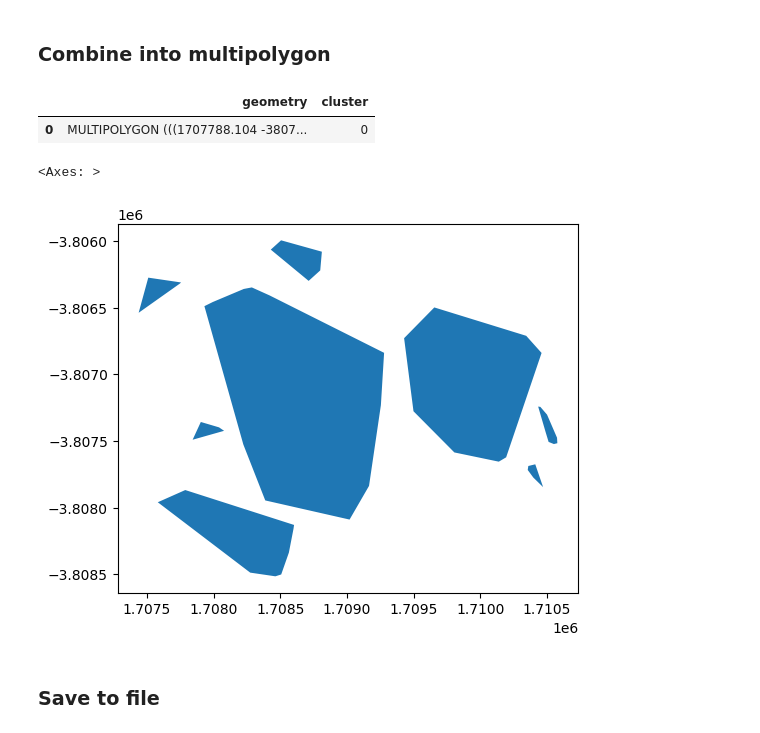
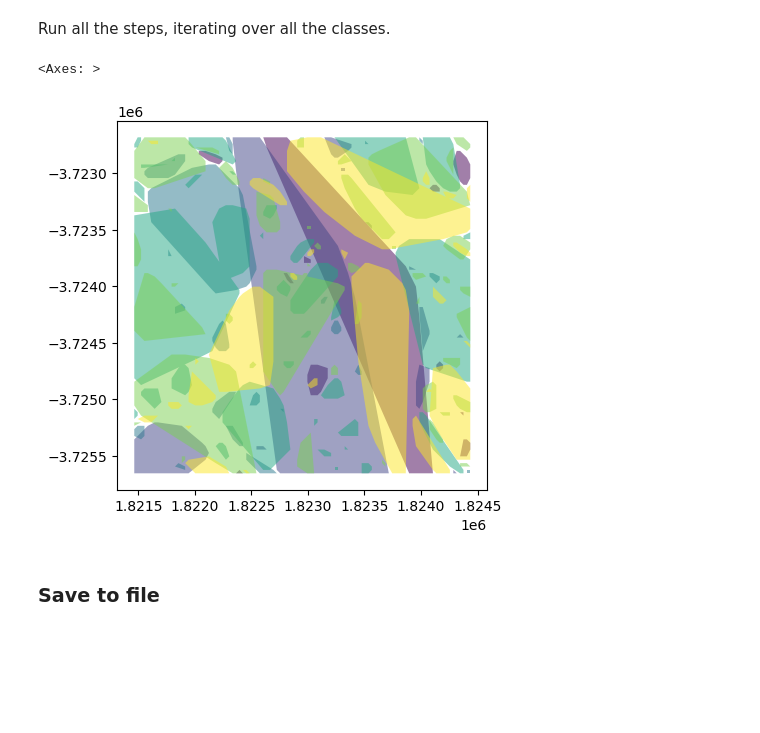
Before and after one commit to mjdear68/geospatial_raster_classification_map_to_polygons, a Jupyter notebook: raster_to_polygons.ipynb, the cells around one changed output. Saved outputs shown, nothing was run; the diff lists cells and outputs as text; code cells hidden in the pictures; blank space fills up the shorter version.

Commit message:
Completed Method 1 (dbscan with hulls); this will be dropped since it creates overlapping polygons between classes

```diff
--- a/raster_to_polygons.ipynb
+++ b/raster_to_polygons.ipynb
@@ -7,0 +64,3 @@ Michael Dear, https://github.com/mjdear68, August 2024
+# %%
+class_nums = np.sort(gdf['class'].unique())
+class_nums
@@ -50,9 +82,0 @@ ax.scatter(x=df['xcoord'], y=df['ycoord'], c=df['cluster'], marker='.', cmap='Sp
-# %%
-#Create convex hulls from each cluster
-hulls = [] #A list to hold clusterids and convex hull geometries
-for clusterid, frame in df.loc[df['cluster']!=-1].groupby('cluster'): #For each cluster group except -1
-    geom = unary_union(frame.geometry.tolist()).convex_hull #Create one multipoint and convex hull it
-    hulls.append([clusterid, geom])
-
-df2 = pd.DataFrame.from_records(data=hulls, columns=['cluster','geometry'])
-gdf = gpd.GeoDataFrame(data=df2, geometry=df2['geometry'], crs=df.crs)
@@ -84,19 +83,40 @@ gdf.plot(column='cluster')
-# %% [markdown]
-### Combine into multipolygon
-# %%
-# Combine polygons into a single mulipolygon
-# https://stackoverflow.com/a/74991509/8299958
-# https://gis.stackexchange.com/a/413810
-gdf2 = gdf.loc[gdf.geometry.geom_type=='Polygon'].dissolve()
-gdf2
-# %% [output]
-|  | geometry | cluster |
-| 0 | MULTIPOLYGON (((1707788.104 -3807... | 0 |
-# %%
-gdf2.plot()
-# %% [output]
-<Axes: >
-[figure, removed]
+# %% [markdown]
+Run all the steps, iterating over all the classes.
+# %%
+gdfs = []
+for class_num in class_nums:
+    gdf_this = gdf[gdf['class']==class_num].reset_index().drop('index', axis=1)
+    coords = gdf_this[['x','y']].values
+    db = DBSCAN(eps=31, min_samples=1).fit(coords)
+    cluster_labels = pd.Series(db.labels_).rename('cluster')
+    gdf_this['cluster'] = db.labels_
+
+    #Create convex hulls from each cluster
+    hulls = [] #A list to hold clusterids and convex hull geometries
+    for clusterid, frame in gdf_this.loc[gdf_this['cluster']!=-1].groupby('cluster'): #For each cluster group except -1
+        geom = unary_union(frame.geometry.tolist()).convex_hull #Create one multipoint and convex hull it
+        hulls.append([clusterid, geom])
+
+    df_this = pd.DataFrame.from_records(data=hulls, columns=['cluster','geometry'])
+    gdf_this_out = gpd.GeoDataFrame(data=df_this, geometry=df_this['geometry'], crs=gdf_this.crs)
+    gdf_this_out = gdf_this_out[gdf_this_out.geometry.geom_type=='Polygon']
+
+    # Combine polygons into a single mulipolygon
+    # https://stackoverflow.com/a/74991509/8299958
+    # https://gis.stackexchange.com/a/413810
+    gdf_this_out = gdf_this_out.dissolve()
+
+    # append to gdfs
+    gdfs.append(gdf_this_out)
+
+# Concatenate gdfs
+gdf_method_1 = pd.concat(gdfs)
+gdf_method_1['class'] = class_nums
+# %%
+gdf_method_1.plot(column='class', alpha=0.5)
+# %% [output]
+<Axes: >
+[figure, added]
 # %% [markdown]
 ### Save to file
 # %%
```
Also changed, not shown: parts of 29 cells of this notebook, 1 other file.
